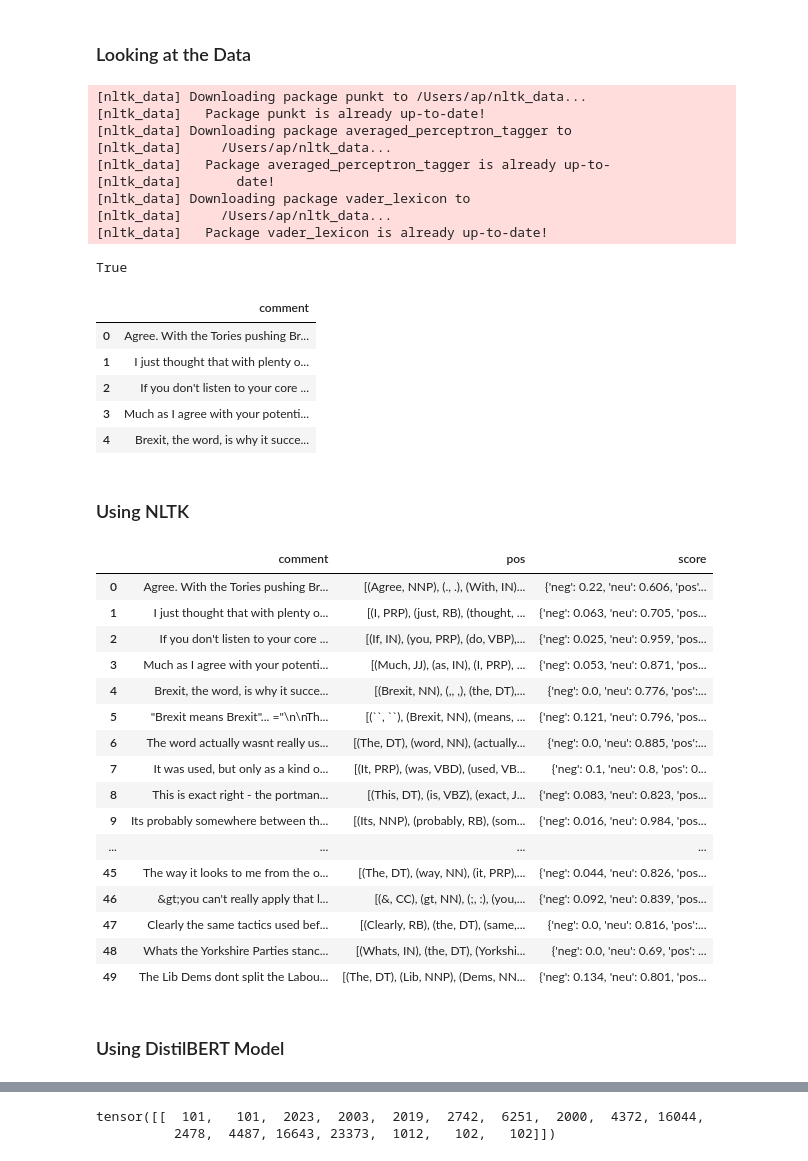
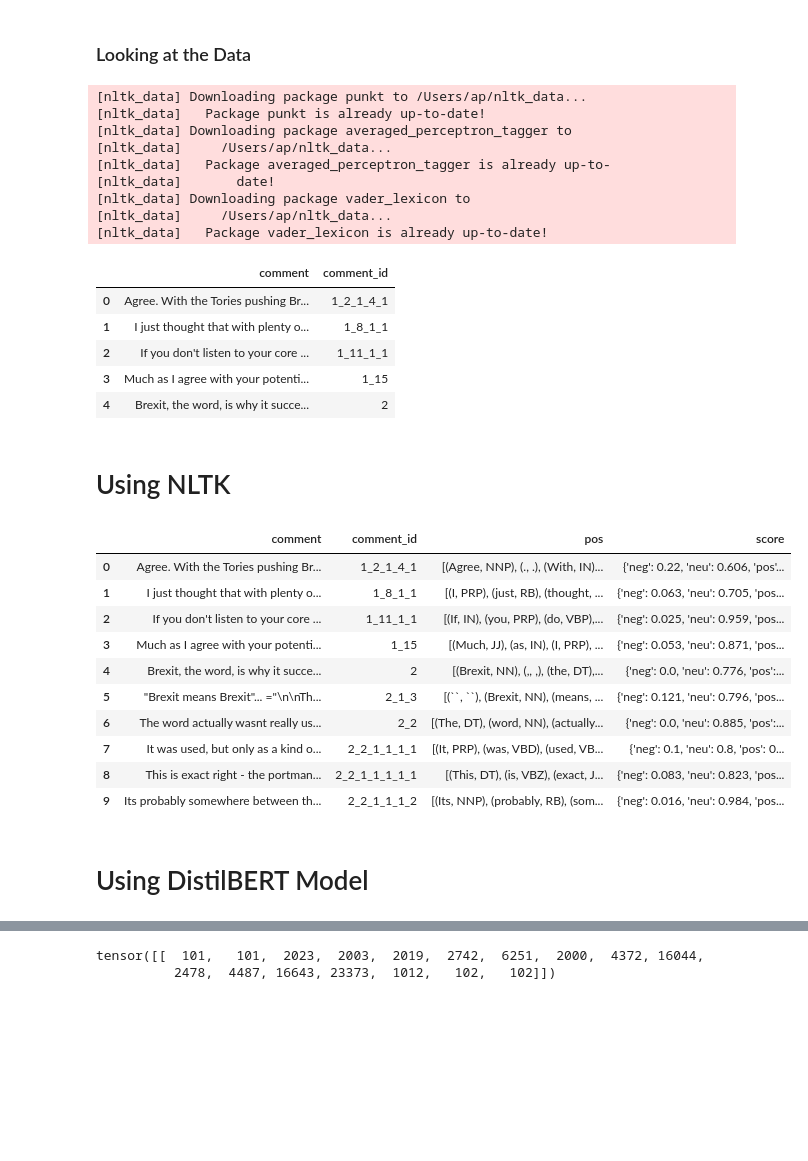
Before and after one commit to andrewtpei/Sentipedia, a Jupyter notebook: notebooks/Initial Data Analysis (Reddit csv).ipynb, the cells around one changed output, grey strips where cells are left out. Saved outputs shown, nothing was run; the diff lists cells and outputs as text; code cells hidden in the pictures; blank space fills up the shorter version.

```diff
--- a/notebooks/Initial Data Analysis (Reddit csv).ipynb
+++ b/notebooks/Initial Data Analysis (Reddit csv).ipynb
@@ -42,6 +42,8 @@ from nltk.sentiment.vader import SentimentIntensityAnalyzer
 nltk.download('punkt')
 nltk.download('averaged_perceptron_tagger')
 nltk.download('vader_lexicon')
+
+pd.set_option('display.max_colwidth', None)
 # %% [output]
 [nltk_data] Downloading package punkt to /Users/ap/nltk_data...
 [nltk_data]   Package punkt is already up-to-date!
@@ -52,14 +54,13 @@ nltk.download('vader_lexicon')
 [nltk_data] Downloading package vader_lexicon to
 [nltk_data]     /Users/ap/nltk_data...
 [nltk_data]   Package vader_lexicon is already up-to-date!
-True
 # %%
-df_reddit = pd.read_csv('reddit.csv', usecols=['comment'])
+df_reddit = pd.read_csv('reddit.csv', usecols=['comment', 'comment_id'])
 df_reddit.head()
 # %% [output]
-|  | comment |
-| 0 | Agree. With the Tories pushing Br... |
-| 1 | I just thought that with plenty o... |
-| 2 | If you don't listen to your core ... |
-| 3 | Much as I agree with your potenti... |
-| 4 | Brexit, the word, is why it succe... |
+|  | comment | comment_id |
+| 0 | Agree. With the Tories pushing Br... | 1_2_1_4_1 |
+| 1 | I just thought that with plenty o... | 1_8_1_1 |
+| 2 | If you don't listen to your core ... | 1_11_1_1 |
+| 3 | Much as I agree with your potenti... | 1_15 |
+| 4 | Brexit, the word, is why it succe... | 2 |
@@ -69,42 +67,34 @@ df_reddit_full
 # %% [markdown]
-### Using NLTK
+# Using NLTK
 # %%
-df_reddit_nltk = df_reddit.head(50).copy()
+df_reddit_nltk = df_reddit.head(10).copy()
 
 analyzer = SentimentIntensityAnalyzer()
 i = 0
 df_reddit_nltk['pos'] = None
 df_reddit_nltk['score'] = None
 
 for comment in df_reddit_nltk['comment']:
      tokens = nltk.word_tokenize(df_reddit_nltk['comment'][i])
      df_reddit_nltk['pos'][i] = nltk.pos_tag(tokens)
      df_reddit_nltk['score'][i] = analyzer.polarity_scores(df_reddit_nltk['comment'][i])
      i = i + 1
 
-pd.set_option('display.max_colwidth', None)
-pd.set_option('display.max_rows', None)
 df_reddit_nltk
 # %% [output]
-|  | comment | pos | score |
-| 0 | Agree. With the Tories pushing Br... | [(Agree, NNP), (., .), (With, IN)... | {'neg': 0.22, 'neu': 0.606, 'pos'... |
-| 1 | I just thought that with plenty o... | [(I, PRP), (just, RB), (thought, ... | {'neg': 0.063, 'neu': 0.705, 'pos... |
-| 2 | If you don't listen to your core ... | [(If, IN), (you, PRP), (do, VBP),... | {'neg': 0.025, 'neu': 0.959, 'pos... |
-| 3 | Much as I agree with your potenti... | [(Much, JJ), (as, IN), (I, PRP), ... | {'neg': 0.053, 'neu': 0.871, 'pos... |
-| 4 | Brexit, the word, is why it succe... | [(Brexit, NN), (,, ,), (the, DT),... | {'neg': 0.0, 'neu': 0.776, 'pos':... |
-| 5 | "Brexit means Brexit"... ="\n\nTh... | [(``, ``), (Brexit, NN), (means, ... | {'neg': 0.121, 'neu': 0.796, 'pos... |
-| 6 | The word actually wasnt really us... | [(The, DT), (word, NN), (actually... | {'neg': 0.0, 'neu': 0.885, 'pos':... |
-| 7 | It was used, but only as a kind o... | [(It, PRP), (was, VBD), (used, VB... | {'neg': 0.1, 'neu': 0.8, 'pos': 0... |
-| 8 | This is exact right - the portman... | [(This, DT), (is, VBZ), (exact, J... | {'neg': 0.083, 'neu': 0.823, 'pos... |
-| 9 | Its probably somewhere between th... | [(Its, NNP), (probably, RB), (som... | {'neg': 0.016, 'neu': 0.984, 'pos... |
-| ... | ... | ... | ... |
-| 45 | The way it looks to me from the o... | [(The, DT), (way, NN), (it, PRP),... | {'neg': 0.044, 'neu': 0.826, 'pos... |
-| 46 | &gt;you can't really apply that l... | [(&, CC), (gt, NN), (;, :), (you,... | {'neg': 0.092, 'neu': 0.839, 'pos... |
-| 47 | Clearly the same tactics used bef... | [(Clearly, RB), (the, DT), (same,... | {'neg': 0.0, 'neu': 0.816, 'pos':... |
-| 48 | Whats the Yorkshire Parties stanc... | [(Whats, IN), (the, DT), (Yorkshi... | {'neg': 0.0, 'neu': 0.69, 'pos': ... |
-| 49 | The Lib Dems dont split the Labou... | [(The, DT), (Lib, NNP), (Dems, NN... | {'neg': 0.134, 'neu': 0.801, 'pos... |
+|  | comment | comment_id | pos | score |
+| 0 | Agree. With the Tories pushing Br... | 1_2_1_4_1 | [(Agree, NNP), (., .), (With, IN)... | {'neg': 0.22, 'neu': 0.606, 'pos'... |
+| 1 | I just thought that with plenty o... | 1_8_1_1 | [(I, PRP), (just, RB), (thought, ... | {'neg': 0.063, 'neu': 0.705, 'pos... |
+| 2 | If you don't listen to your core ... | 1_11_1_1 | [(If, IN), (you, PRP), (do, VBP),... | {'neg': 0.025, 'neu': 0.959, 'pos... |
+| 3 | Much as I agree with your potenti... | 1_15 | [(Much, JJ), (as, IN), (I, PRP), ... | {'neg': 0.053, 'neu': 0.871, 'pos... |
+| 4 | Brexit, the word, is why it succe... | 2 | [(Brexit, NN), (,, ,), (the, DT),... | {'neg': 0.0, 'neu': 0.776, 'pos':... |
+| 5 | "Brexit means Brexit"... ="\n\nTh... | 2_1_3 | [(``, ``), (Brexit, NN), (means, ... | {'neg': 0.121, 'neu': 0.796, 'pos... |
+| 6 | The word actually wasnt really us... | 2_2 | [(The, DT), (word, NN), (actually... | {'neg': 0.0, 'neu': 0.885, 'pos':... |
+| 7 | It was used, but only as a kind o... | 2_2_1_1_1_1 | [(It, PRP), (was, VBD), (used, VB... | {'neg': 0.1, 'neu': 0.8, 'pos': 0... |
+| 8 | This is exact right - the portman... | 2_2_1_1_1_1_1 | [(This, DT), (is, VBZ), (exact, J... | {'neg': 0.083, 'neu': 0.823, 'pos... |
+| 9 | Its probably somewhere between th... | 2_2_1_1_1_2 | [(Its, NNP), (probably, RB), (som... | {'neg': 0.016, 'neu': 0.984, 'pos... |
 # %% [markdown]
-### Using DistilBERT Model
+# Using DistilBERT Model
 # %%
 import torch
 from transformers import DistilBertTokenizer, DistilBertForSequenceClassification
```
Also changed, not shown: parts of 9 cells of this notebook.
